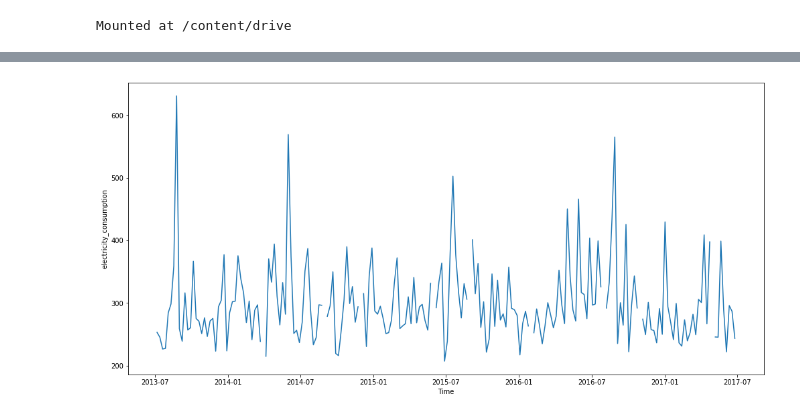
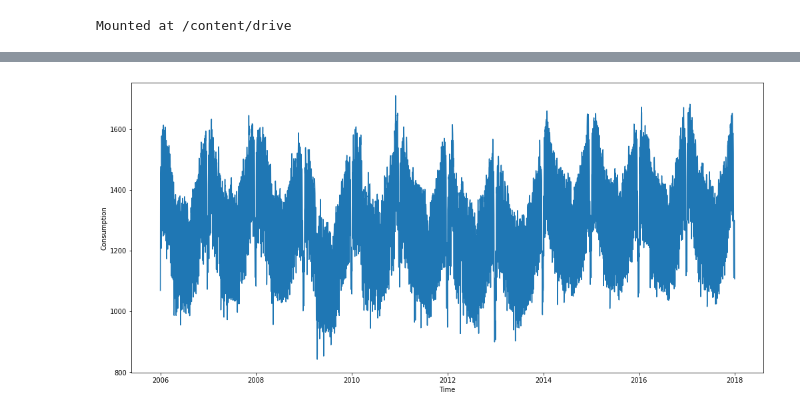
Before and after one commit to angeloken/Riset-I-smile, a Jupyter notebook: riset_prediksi_listrik_ver_1.ipynb, the cells around one changed output, grey strips where cells are left out. Drawn from its saved outputs; the diff is of its cells as text; code cells hidden in the pictures.

```diff
--- a/riset_prediksi_listrik_ver_1.ipynb
+++ b/riset_prediksi_listrik_ver_1.ipynb
@@ -62,2 +47,6 @@ memory usage: 414.1 KB
+# %%
+df = df[['Date','Consumption']]
+# %%
+df['Date'] = pd.to_datetime(df['Date'])
 # %%
-df.set_index(df['date'],inplace=True)
+df.set_index(df['Date'],inplace=True)
@@ -76,13 +53,15 @@ weekly_data.head()
+# %%
+df=df.drop(['Date'],axis=1)
 # %%
 def plot_data(col):
     plt.figure(figsize=(17, 8))
-    plt.plot(weekly_data[col])
+    plt.plot(df[col])
     plt.xlabel('Time')
     plt.ylabel(col)
     plt.grid(False)
     plt.show()
 
-for col in weekly_data.columns:
+for col in df.columns:
     plot_data(col)
 # %% [output]
-[figure, old version]
+[figure, new version]
```
Also changed, not shown: parts of 22 cells of this notebook.
